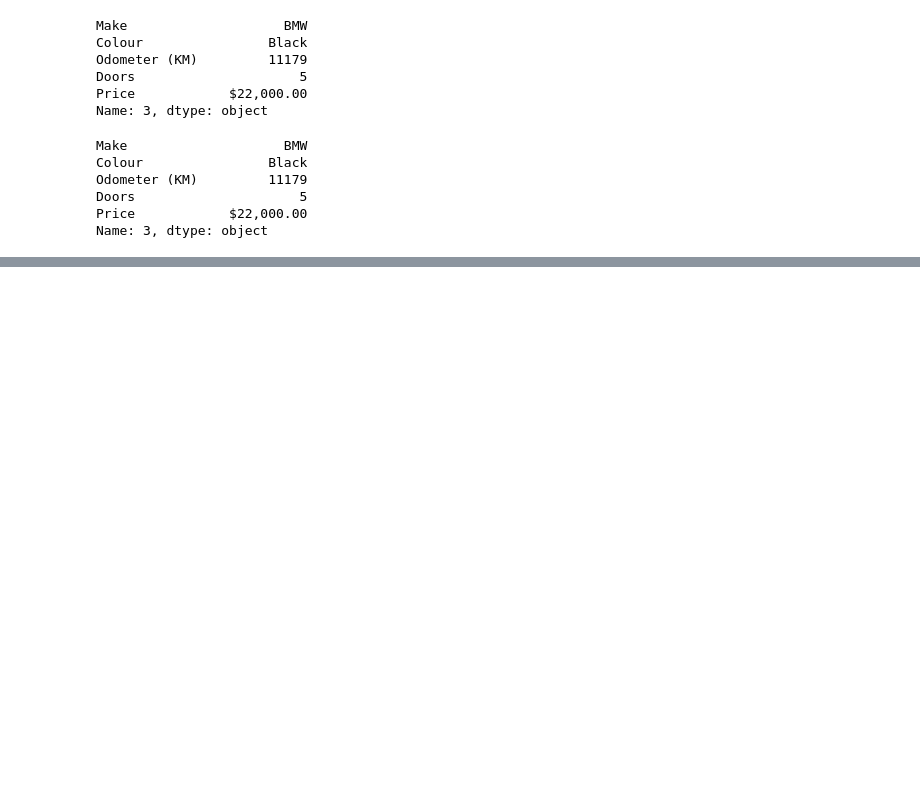
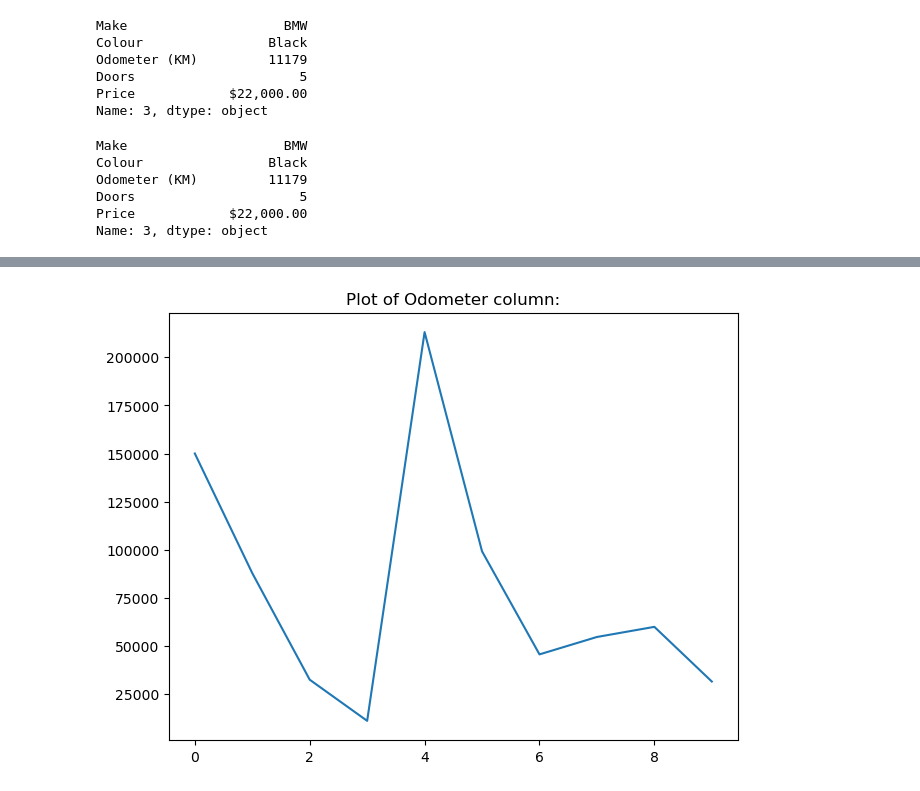
Before and after one commit to grace-sampao/Udemy---Complete-A.I.-Machine-Learning-Data-Science-Bootcamp, a Jupyter notebook: notebooks/assignments/pandas-exercises.ipynb, the cells around one changed output, grey strips where cells are left out. Cells and saved outputs as stored; diff of their text form; code cells hidden in the pictures; blank space fills up the shorter version.

```diff
--- a/notebooks/assignments/pandas-exercises.ipynb
+++ b/notebooks/assignments/pandas-exercises.ipynb
@@ -194,0 +256,8 @@ Name: 3, dtype: object
+# %%
+fig, ax = plt.subplots(layout='constrained')
+ax.plot(car_sales['Odometer (KM)'])
+ax.set_title('Plot of Odometer column:')
+
+plt.show()
+# %% [output]
+[figure, added]
```
Also changed, not shown: parts of 10 cells of this notebook.
